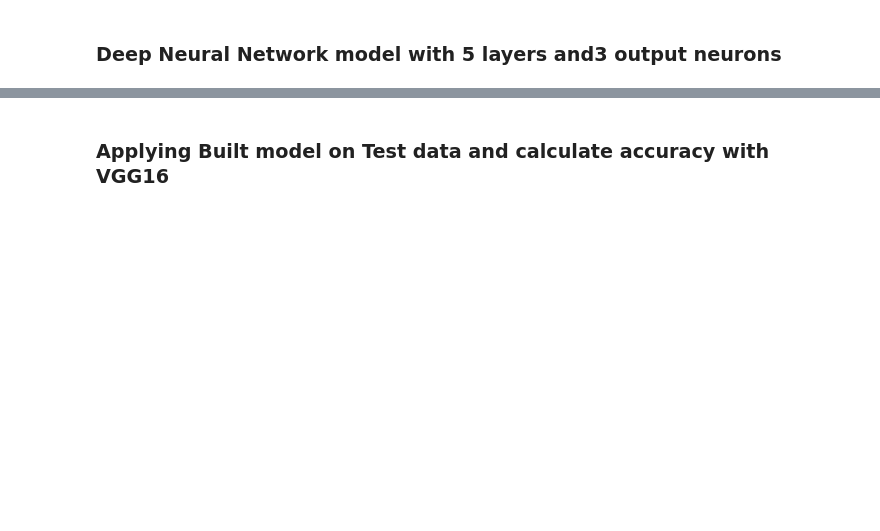
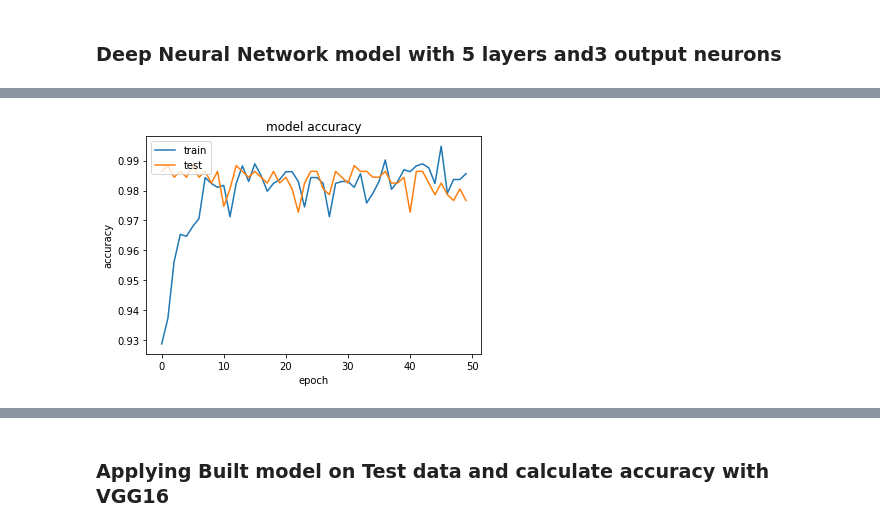
Before and after one commit to Sakibapon/Real-Time-Action-Recognition-from-Video-Footage, a Jupyter notebook: action-recognition 2.ipynb, the cells around one changed output, grey strips where cells are left out. Cells and saved outputs as stored; diff of their text form; code cells hidden in the pictures; blank space fills up the shorter version.

Commit message:
Updating accuracy and loss

```diff
--- a/action-recognition 2.ipynb
+++ b/action-recognition 2.ipynb
@@ -246,7 +247,7 @@ X_val.shape
 # %%
 # reshaping the training as well as validation frames in single dimension
-X_train = X_train.reshape(2171, 7*7*512)
-X_val = X_val.reshape(921, 7*7*512)
+X_train = X_train.reshape(1531, 7*7*512)
+X_val = X_val.reshape(514, 7*7*512)
 # %%
 # normalizing the pixel values
 max_pixel = X_train.max()
@@ -294,7 +295,7 @@ _________________________________________________________________
 # %%
 # defining a function to save the weights of best model
 from keras.callbacks import ModelCheckpoint
-mcp_weight = ModelCheckpoint('weight.hdf5', save_best_only=True, monitor='val_loss', mode='min')
+mcp_weight = ModelCheckpoint('weight3.hdf5', save_best_only=True, monitor='val_loss', mode='min')
 # %%
 model.fit(X_train, y_train, epochs=50, validation_data=(X_val, y_val), callbacks=[mcp_weight], batch_size=128)
 # %% [output]
@@ -318 +319,3 @@ Epoch 50/50
 <tensorflow.python.keras.callbacks.History at 0x...>
+# %%
+history=model.fit(X_train, y_train, epochs=50, validation_data=(X_val, y_val), callbacks=[mcp_weight], batch_size=128)
@@ -318,0 +340,11 @@ Epoch 50/50
+# %%
+# summarize history for accuracy
+plt.plot(history.history['accuracy'])
+plt.plot(history.history['val_accuracy'])
+plt.title('model accuracy')
+plt.ylabel('accuracy')
+plt.xlabel('epoch')
+plt.legend(['train', 'test'], loc='upper left')
+plt.show()
+# %% [output]
+[figure, added]
```
Also changed, not shown: parts of 16 cells of this notebook, 1 other file.
